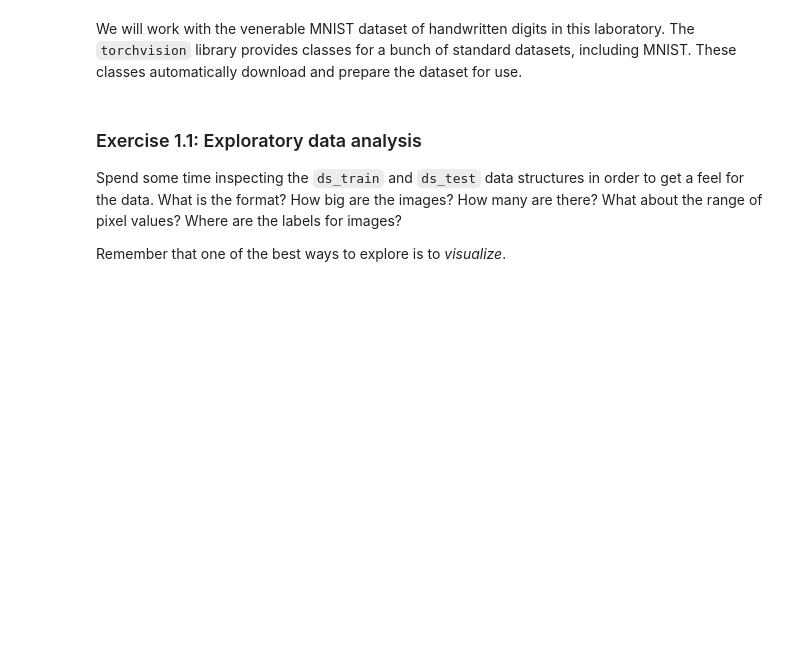
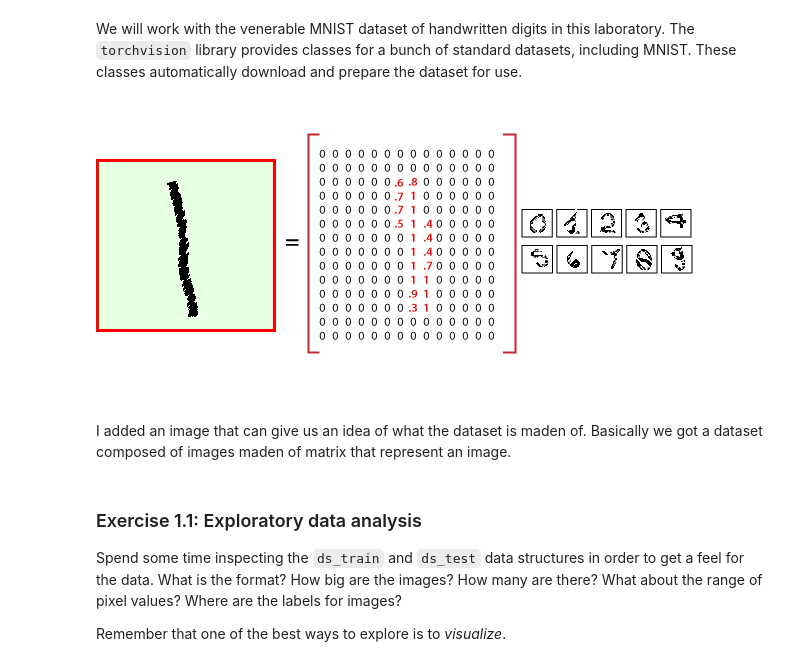
Before and after one commit to Pampaj7/FMLab, a Jupyter notebook: 4FML-Pampaloni-DeepLearning.ipynb, the cells around one changed output. Saved outputs shown, nothing was run; the diff lists cells and outputs as text; code cells hidden in the pictures; blank space fills up the shorter version.

```diff
--- a/4FML-Pampaloni-DeepLearning.ipynb
+++ b/4FML-Pampaloni-DeepLearning.ipynb
@@ -56,6 +84,12 @@ import matplotlib.pyplot as plt
 # Each image is accompanied by its corresponding label indicating the digit.
 ds_train = MNIST(root='./data', download=True, train=True)
 ds_test  = MNIST(root='./data', download=True, train=False)
+# %%
+display.Image("mnist-dataset-in-cnn3.png")
+# %% [output]
+[figure, added]
+# %% [markdown]
+I added an image that can give us an idea of what the dataset is maden of. Basically we got a dataset composed of images maden of matrix that represent an image.
 # %% [markdown]
 ### Exercise 1.1: Exploratory data analysis
 
```
Also changed, not shown: parts of 24 cells of this notebook, 2 other files.
